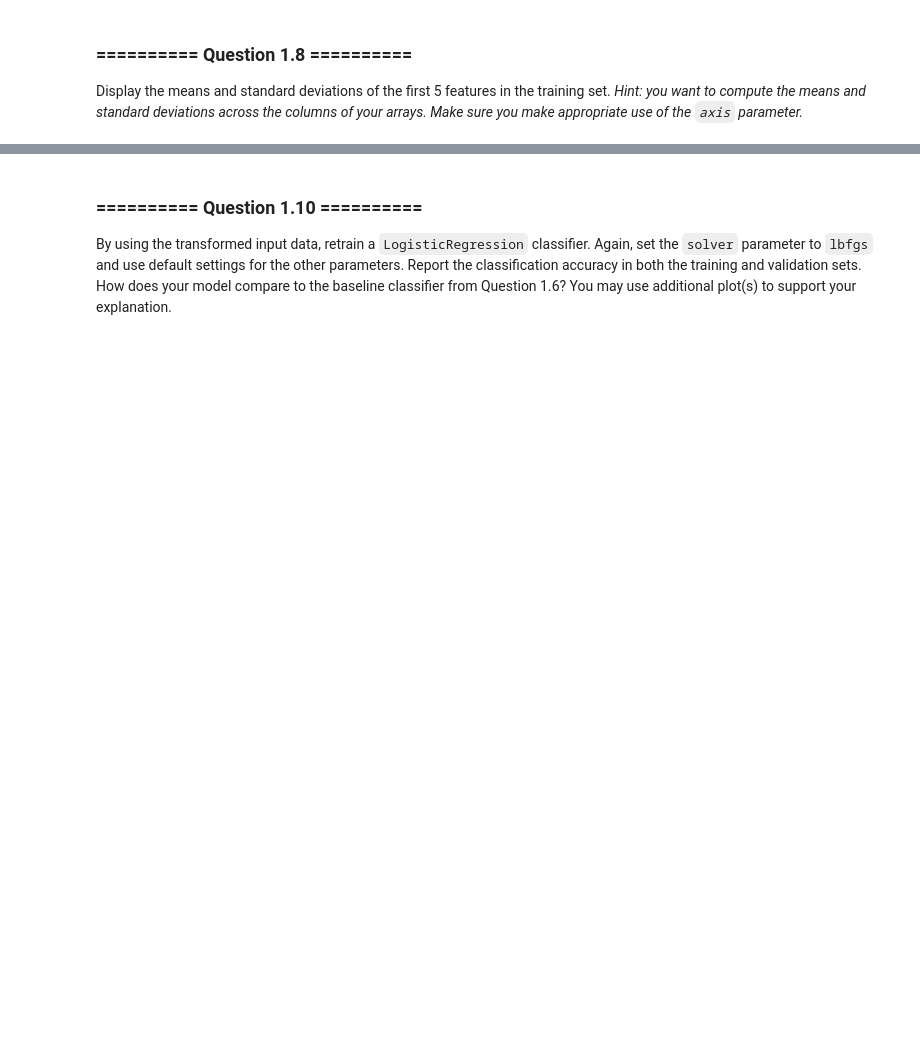
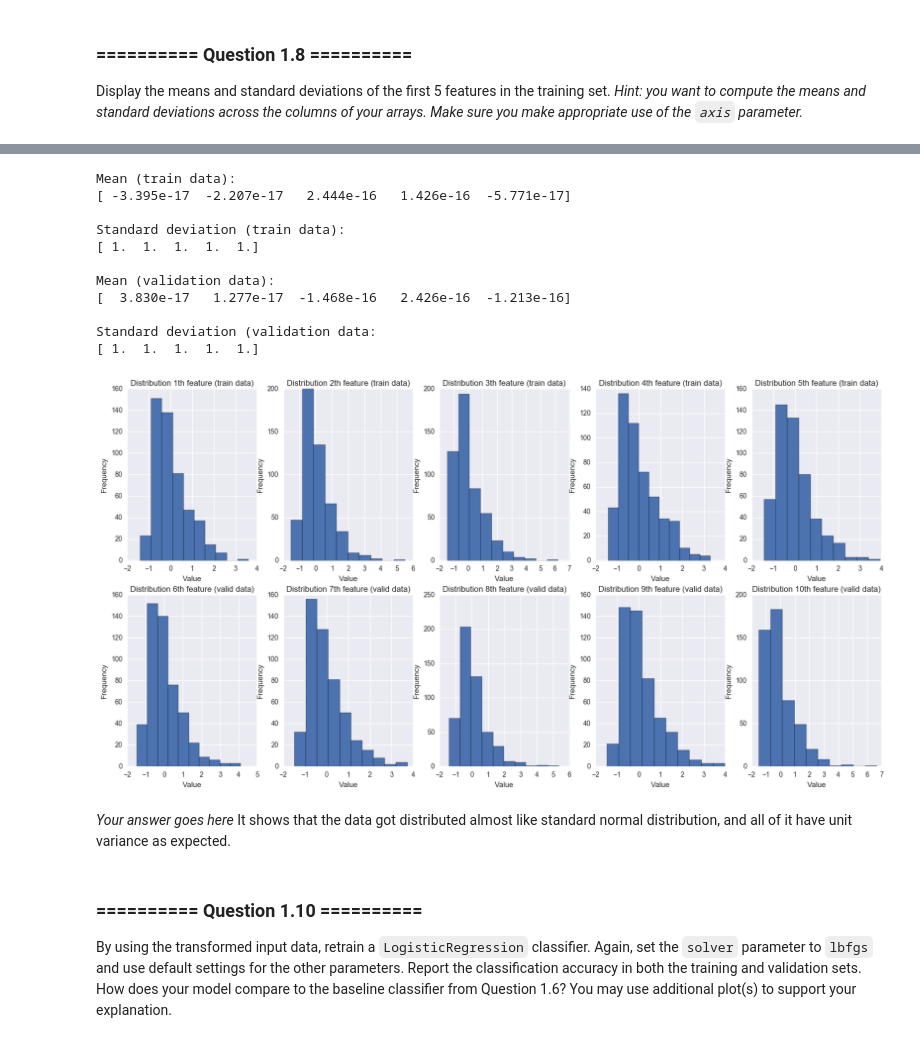
Before and after one commit to richardharmadi/iaml, a Jupyter notebook: 07_Assignment_3.ipynb, the cells around one changed output, grey strips where cells are left out. Cells and saved outputs as stored; diff of their text form; code cells hidden in the pictures; blank space fills up the shorter version.

```diff
--- a/07_Assignment_3.ipynb
+++ b/07_Assignment_3.ipynb
@@ -182,3 +248,50 @@ Once your training and validation input data have been transformed, display the
+# %%
+# Your code goes here
+scl = StandardScaler()
+trfX_tr =  scl.fit_transform(X_tr)
+trfX_val = scl.fit_transform(X_val)
+
+print ('Mean (train data):')
+print (trfX_tr.mean(axis=0)[0:5],'\n')
+print ('Standard deviation (train data):')
+print (trfX_tr.std(axis=0)[0:5],'\n')
+
+print ('Mean (validation data):')
+print (trfX_val.mean(axis=0)[0:5],'\n')
+print ('Standard deviation (validation data:')
+print (trfX_val.std(axis=0)[0:5],'\n')
+
+nrow = 2; ncol = 5; #1st row will be training data, 2nd row for validation data
+fig, axs = plt.subplots(nrows=2, ncols=5,figsize=(20, 10))
+
+axs = axs.ravel() #axs reshape to 1D array
+for i in range(5): #axs reshape to 1D array
+    axs[i].set_title('Distribution {0}th feature (train data)'.format(i+1))
+    axs[i].set_xlabel('Value')
+    axs[i].set_ylabel('Frequency')
+    axs[i].hist(trfX_tr[i])
+
+for i in range(5,10):
+    axs[i].set_title('Distribution {0}th feature (valid data)'.format(i+1))
+    axs[i].set_xlabel('Value')
+    axs[i].set_ylabel('Frequency')
+    axs[i].hist(trfX_val[i])
+# %% [output]
+Mean (train data):
+[ -3.395e-17  -2.207e-17   2.444e-16   1.426e-16  -5.771e-17]
+
+Standard deviation (train data):
+[ 1.  1.  1.  1.  1.]
+
+Mean (validation data):
+[  3.830e-17   1.277e-17  -1.468e-16   2.426e-16  -1.213e-16]
+
+Standard deviation (validation data:
+[ 1.  1.  1.  1.  1.]
+[figure, added]
+# %% [markdown]
+*Your answer goes here*
+It shows that the data got distributed almost like standard normal distribution, and all of it have unit variance as expected.
 # %% [markdown]
 ### ========== Question 1.10 ==========
 By using the transformed input data, retrain a `LogisticRegression` classifier. Again, set the `solver` parameter to `lbfgs` and use default settings for the other parameters. Report the classification accuracy in both the training and validation sets. How does your model compare to the baseline classifier from Question 1.6? You may use additional plot(s) to support your explanation.
```
Also changed, not shown: parts of 35 cells of this notebook, 1 other file.
